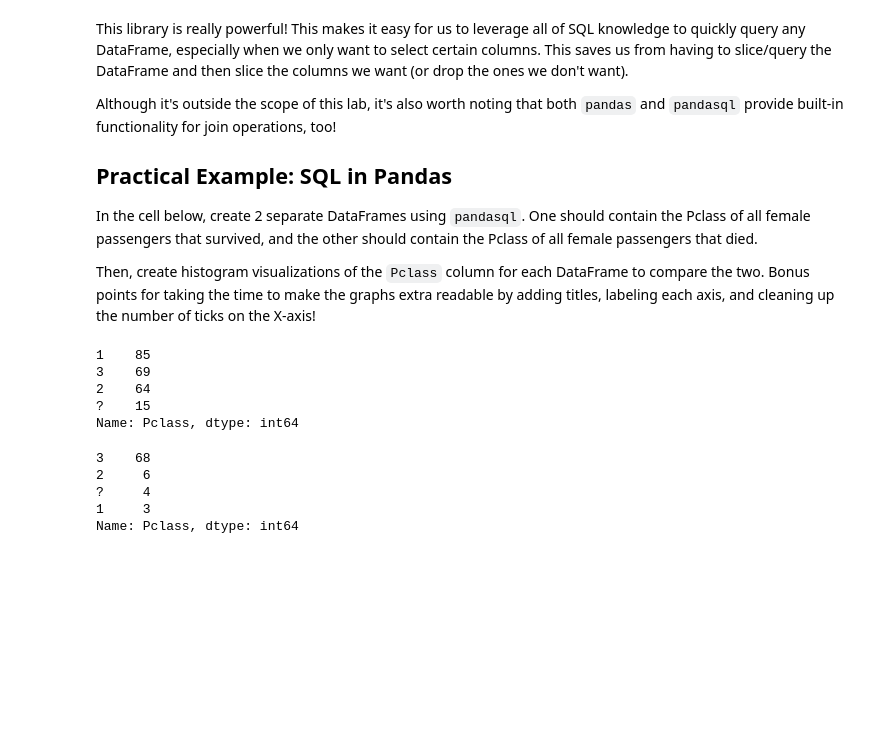
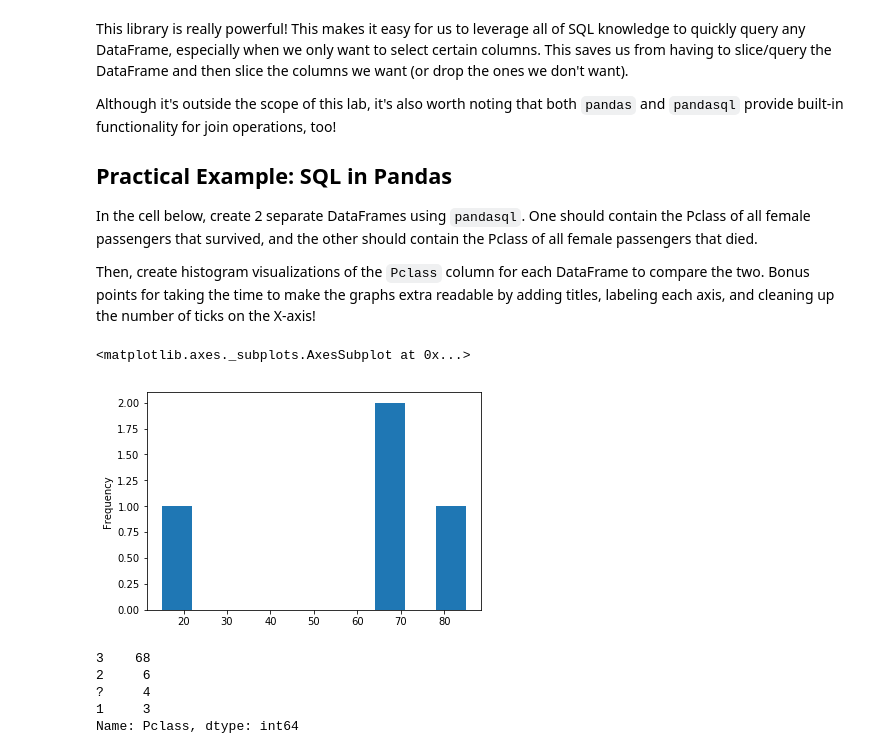
Before and after one commit to jnawjux/dsc-1-05-17-using-sql-with-pandas-lab-seattle-ds-career-040119, a Jupyter notebook: index.ipynb, the cells around one changed output. Drawn from its saved outputs; the diff is of its cells as text; code cells hidden in the pictures; blank space fills up the shorter version.

```diff
--- a/index.ipynb
+++ b/index.ipynb
@@ -341,13 +341,10 @@ AND
 survived_females_by_pclass_df = pysqldf(q3)
 died_females_by_pclass_df = pysqldf(q4)
 # %%
-survived_females_by_pclass_df['Pclass'].value_counts()
+survived_females_by_pclass_df['Pclass'].value_counts().plot(kind='hist')
 # %% [output]
-1    85
-3    69
-2    64
-?    15
-Name: Pclass, dtype: int64
+<matplotlib.axes._subplots.AxesSubplot at 0x...>
+[figure, added]
 # %%
 died_females_by_pclass_df['Pclass'].value_counts()
 # %% [output]
```
Also changed, not shown: parts of 1 cell of this notebook.
